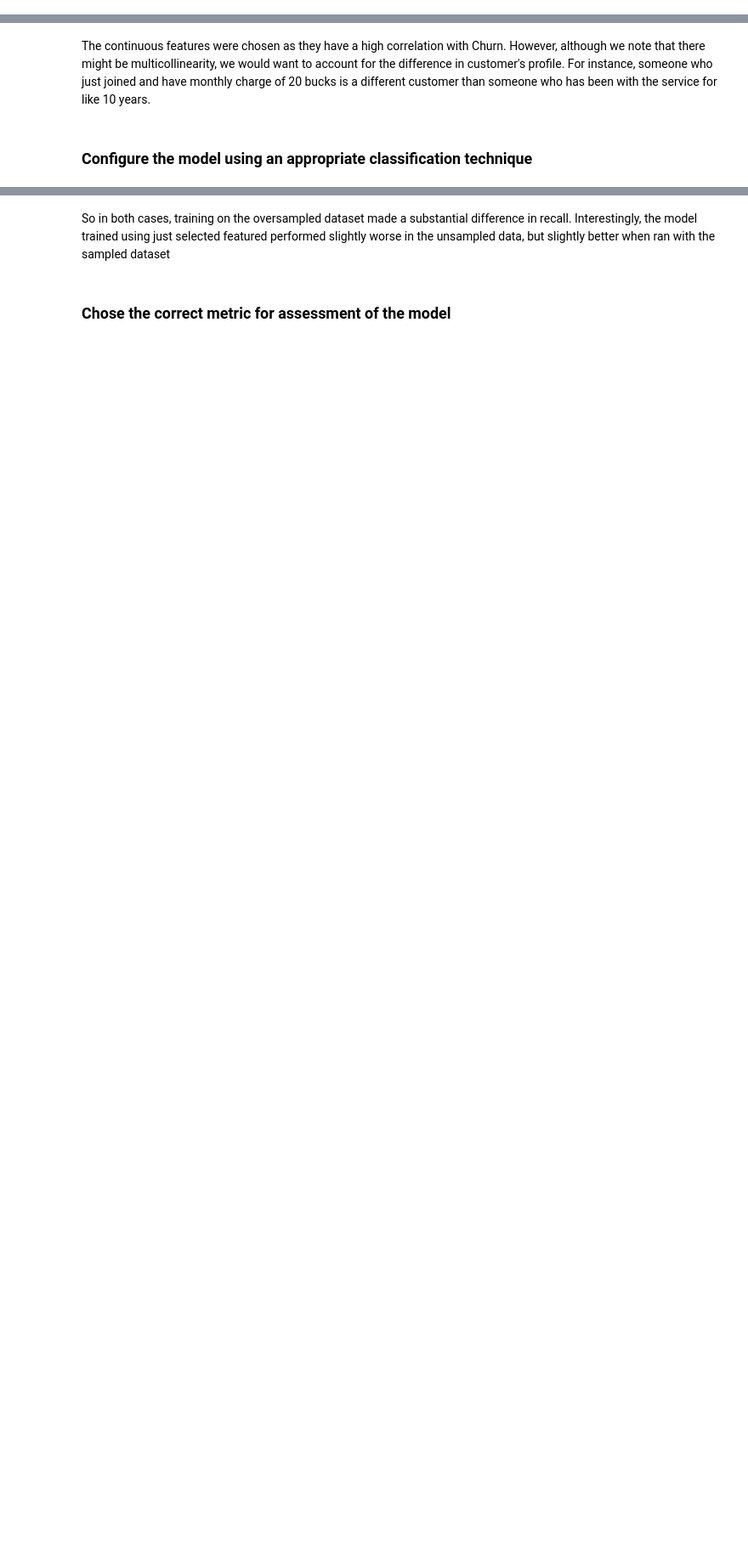
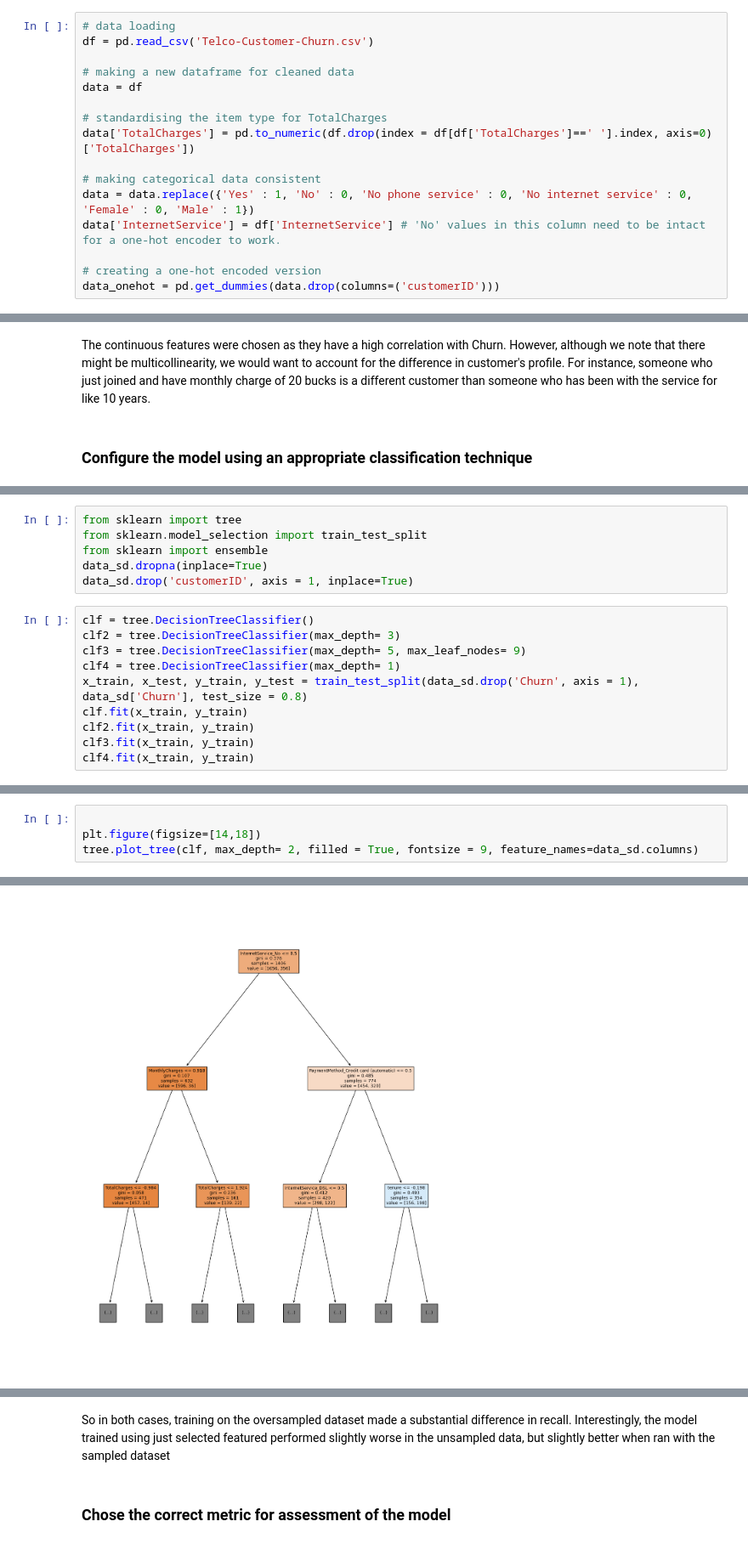
Before and after one commit to GiuseppeManai/ysc4224, a Jupyter notebook: 2.Churn_Model/team3/ChurnModel.ipynb, the cells around one changed output, grey strips where cells are left out. Shown at 85% size. Cells and saved outputs as stored; diff of their text form; blank space fills up the shorter version.

Commit message:
added decision tree model

```diff
--- a/2.Churn_Model/team3/ChurnModel.ipynb
+++ b/2.Churn_Model/team3/ChurnModel.ipynb
@@ -690,3 +1176,19 @@ For our later data visualisations, and for the purposes of model-building or oth
+# %%
+# data loading
+df = pd.read_csv('Telco-Customer-Churn.csv')
+
+# making a new dataframe for cleaned data
+data = df
+
+# standardising the item type for TotalCharges
+data['TotalCharges'] = pd.to_numeric(df.drop(index = df[df['TotalCharges']==' '].index, axis=0)['TotalCharges'])
+
+# making categorical data consistent
+data = data.replace({'Yes' : 1, 'No' : 0, 'No phone service' : 0, 'No internet service' : 0, 'Female' : 0, 'Male' : 1})
+data['InternetService'] = df['InternetService'] # 'No' values in this column need to be intact for a one-hot encoder to work.
+
+# creating a one-hot encoded version
+data_onehot = pd.get_dummies(data.drop(columns=('customerID')))
 # %%
 # Using sklearn StandardScaler
 from sklearn import preprocessing
@@ -916,0 +1334,16 @@ weighted avg       0.80      0.74      0.75      7032
+# %%
+from sklearn import tree
+from sklearn.model_selection import train_test_split
+from sklearn import ensemble
+data_sd.dropna(inplace=True)
+data_sd.drop('customerID', axis = 1, inplace=True)
+# %%
+clf = tree.DecisionTreeClassifier()
+clf2 = tree.DecisionTreeClassifier(max_depth= 3)
+clf3 = tree.DecisionTreeClassifier(max_depth= 5, max_leaf_nodes= 9)
+clf4 = tree.DecisionTreeClassifier(max_depth= 1)
+x_train, x_test, y_train, y_test = train_test_split(data_sd.drop('Churn', axis = 1), data_sd['Churn'], test_size = 0.8)
+clf.fit(x_train, y_train)
+clf2.fit(x_train, y_train)
+clf3.fit(x_train, y_train)
+clf4.fit(x_train, y_train)
@@ -916,0 +1374,5 @@ weighted avg       0.80      0.74      0.75      7032
+# %%
+
+plt.figure(figsize=[14,18])
+tree.plot_tree(clf, max_depth= 2, filled = True, fontsize = 9, feature_names=data_sd.columns)
+# %% [output]
@@ -916,0 +1394 @@ weighted avg       0.80      0.74      0.75      7032
+[figure, added]
```
Also changed, not shown: parts of 97 cells of this notebook.
